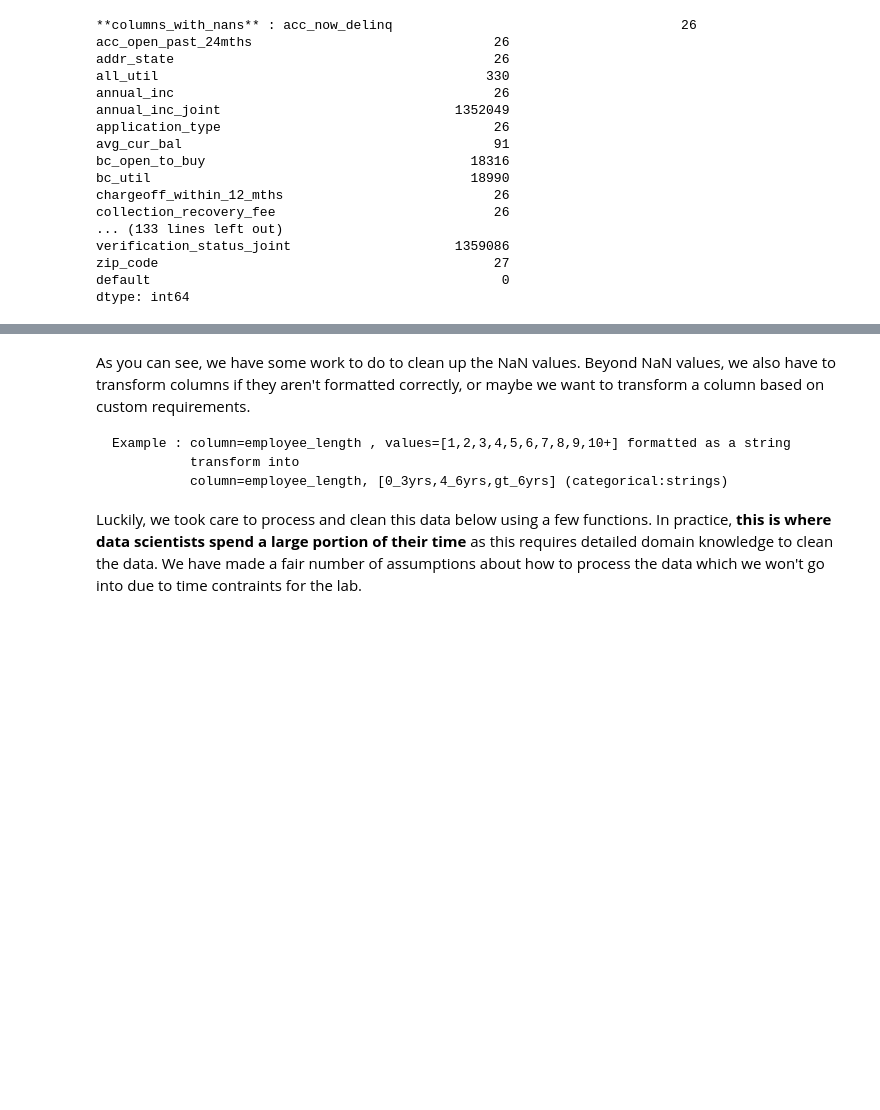
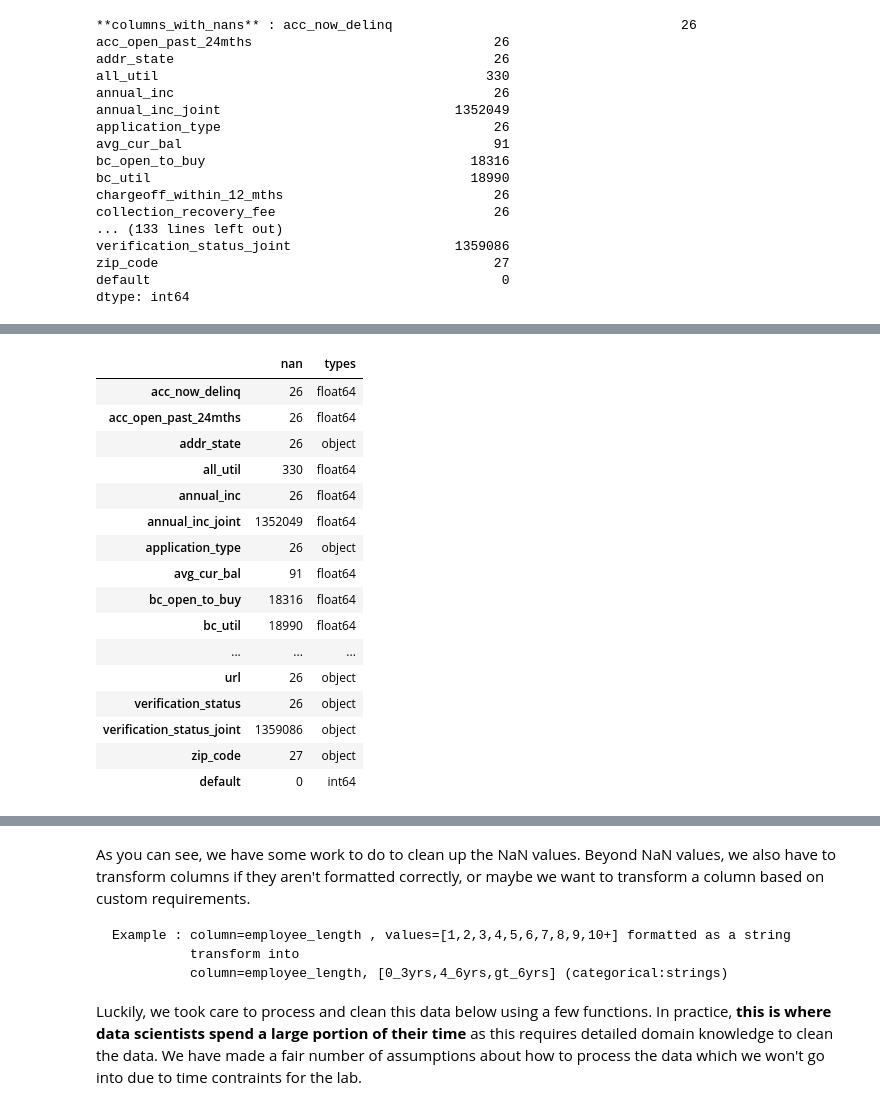
Before and after one commit to jvanoosten/lendingclub-examples, a Jupyter notebook: dataprep_common/00-dataprep.ipynb, the cells around one changed output, grey strips where cells are left out. Cells and saved outputs as stored; diff of their text form; code cells hidden in the pictures; blank space fills up the shorter version.

```diff
--- a/dataprep_common/00-dataprep.ipynb
+++ b/dataprep_common/00-dataprep.ipynb
@@ -188,3 +192,8 @@ verification_status_joint                     1359086
 zip_code                                           27
 default                                             0
 dtype: int64
+# %%
+print(loan_mldf.df.dtypes)
+print("####################")
+loan_mldf.df.infer_objects().dtypes
+a = loan_mldf.df.isna().sum()
@@ -190,0 +218,24 @@ dtype: int64
+# %%
+adf = pd.DataFrame(a,columns=["nan"])
+bdf = pd.DataFrame(loan_mldf.df.dtypes,columns=["types"])
+
+cdf = adf.join(bdf,how="outer")
+cdf
+# %% [output]
+|  | nan | types |
+| acc_now_delinq | 26 | float64 |
+| acc_open_past_24mths | 26 | float64 |
+| addr_state | 26 | object |
+| all_util | 330 | float64 |
+| annual_inc | 26 | float64 |
+| annual_inc_joint | 1352049 | float64 |
+| application_type | 26 | object |
+| avg_cur_bal | 91 | float64 |
+| bc_open_to_buy | 18316 | float64 |
+| bc_util | 18990 | float64 |
+| ... | ... | ... |
+| url | 26 | object |
+| verification_status | 26 | object |
+| verification_status_joint | 1359086 | object |
+| zip_code | 27 | object |
+| default | 0 | int64 |
```
Also changed, not shown: parts of 8 cells of this notebook, 1 other file.
